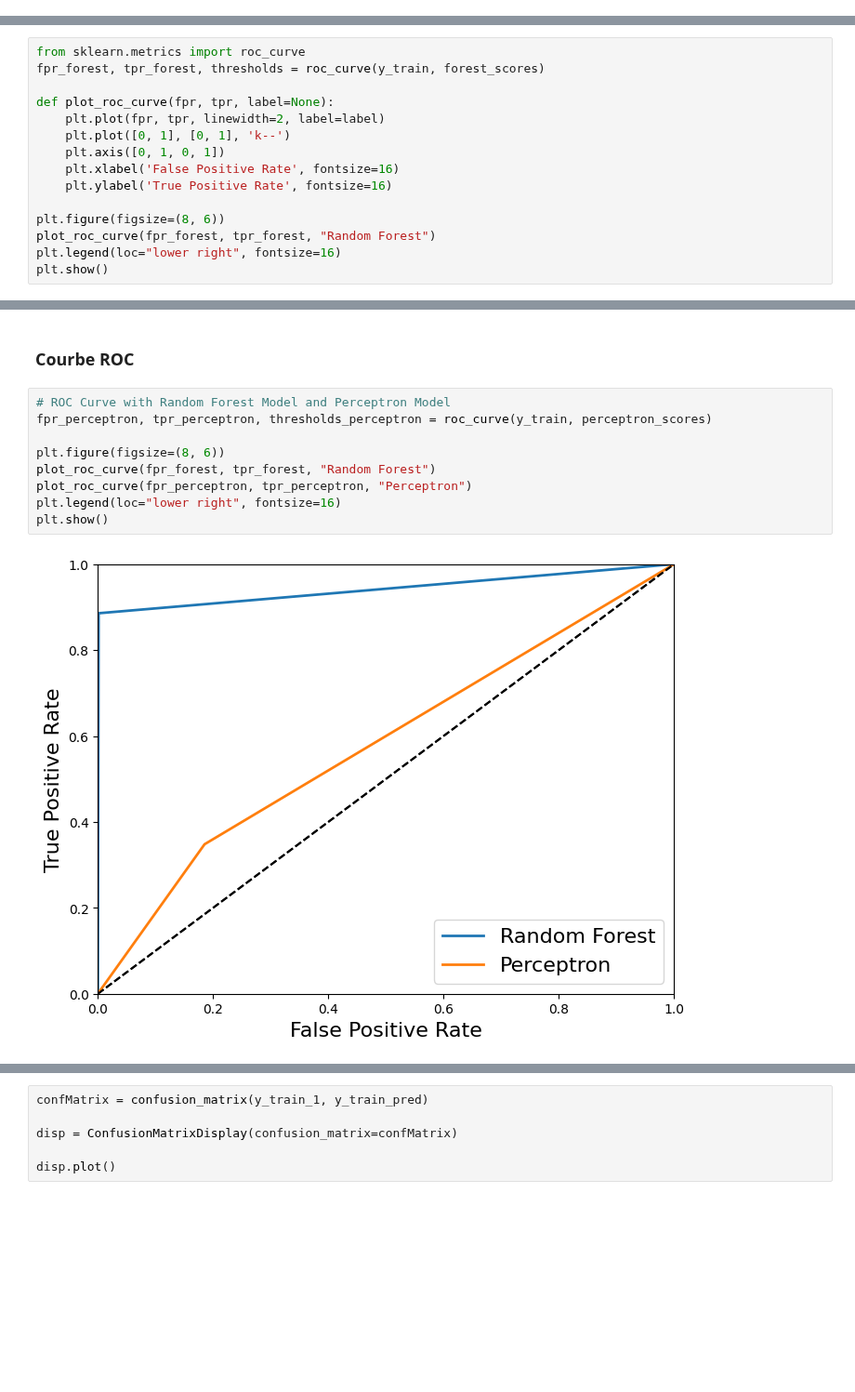
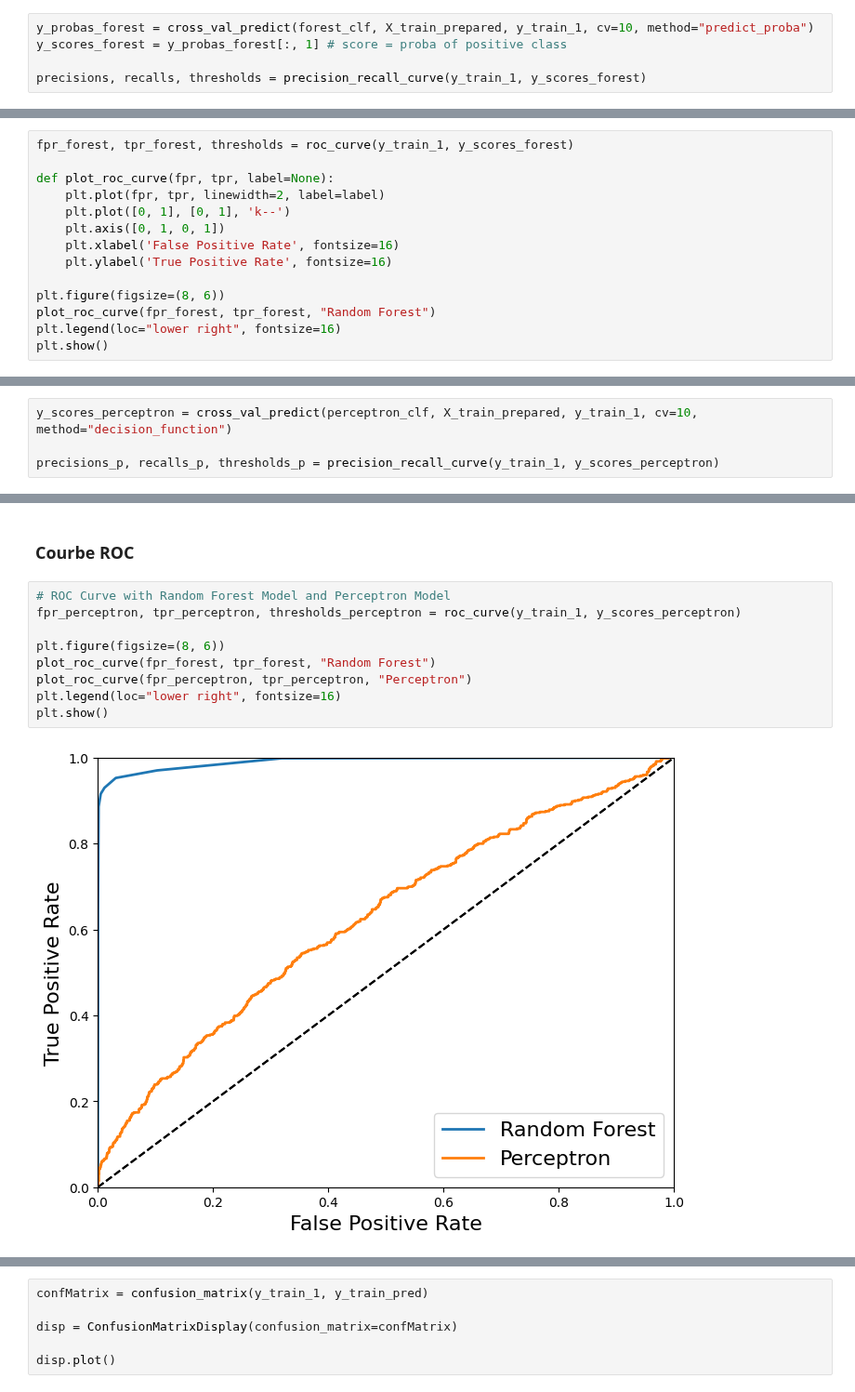
Before and after one commit to Aldresus/projetIA, a Jupyter notebook: projet_opti.ipynb, the cells around one changed output, grey strips where cells are left out. Shown at 93% size. Drawn from its saved outputs; the diff is of its cells as text; blank space fills up the shorter version.

```diff
--- a/projet_opti.ipynb
+++ b/projet_opti.ipynb
@@ -505,0 +518,5 @@ F1 Score: 0.935933147632312
+# %%
+y_probas_forest = cross_val_predict(forest_clf, X_train_prepared, y_train_1, cv=10, method="predict_proba")
+y_scores_forest = y_probas_forest[:, 1] # score = proba of positive class
+
+precisions, recalls, thresholds = precision_recall_curve(y_train_1, y_scores_forest)
@@ -511,8 +554,7 @@ Nous l'utiliserons donc pour comparer la qualité des modèles que nous utiliser
 
 l'objectif est d'avoir une courbe qui se rapproche le plus possible du coin supérieur gauche du graphique. Cela signifie que le modèle est capable de bien prédire les données.
 # %%
-from sklearn.metrics import roc_curve
-fpr_forest, tpr_forest, thresholds = roc_curve(y_train, forest_scores)
+fpr_forest, tpr_forest, thresholds = roc_curve(y_train_1, y_scores_forest)
 
 def plot_roc_curve(fpr, tpr, label=None):
     plt.plot(fpr, tpr, linewidth=2, label=label)
@@ -565,3 +609,7 @@ print(f'F1 Score: {perceptron_f1}')
 Precision: 0.26541554959785524
 Recall: 0.34797891036906853
 F1 Score: 0.3011406844106464
+# %%
+y_scores_perceptron = cross_val_predict(perceptron_clf, X_train_prepared, y_train_1, cv=10, method="decision_function")
+
+precisions_p, recalls_p, thresholds_p = precision_recall_curve(y_train_1, y_scores_perceptron)
@@ -569,12 +630,12 @@ F1 Score: 0.3011406844106464
 ### Courbe ROC
 # %%
 # ROC Curve with Random Forest Model and Perceptron Model
-fpr_perceptron, tpr_perceptron, thresholds_perceptron = roc_curve(y_train, perceptron_scores)
+fpr_perceptron, tpr_perceptron, thresholds_perceptron = roc_curve(y_train_1, y_scores_perceptron)
 
 plt.figure(figsize=(8, 6))
 plot_roc_curve(fpr_forest, tpr_forest, "Random Forest")
 plot_roc_curve(fpr_perceptron, tpr_perceptron, "Perceptron")
 plt.legend(loc="lower right", fontsize=16)
 plt.show()
 # %% [output]
-[figure, old version]
+[figure, new version]
```
Also changed, not shown: parts of 44 cells of this notebook, 2 other files.
